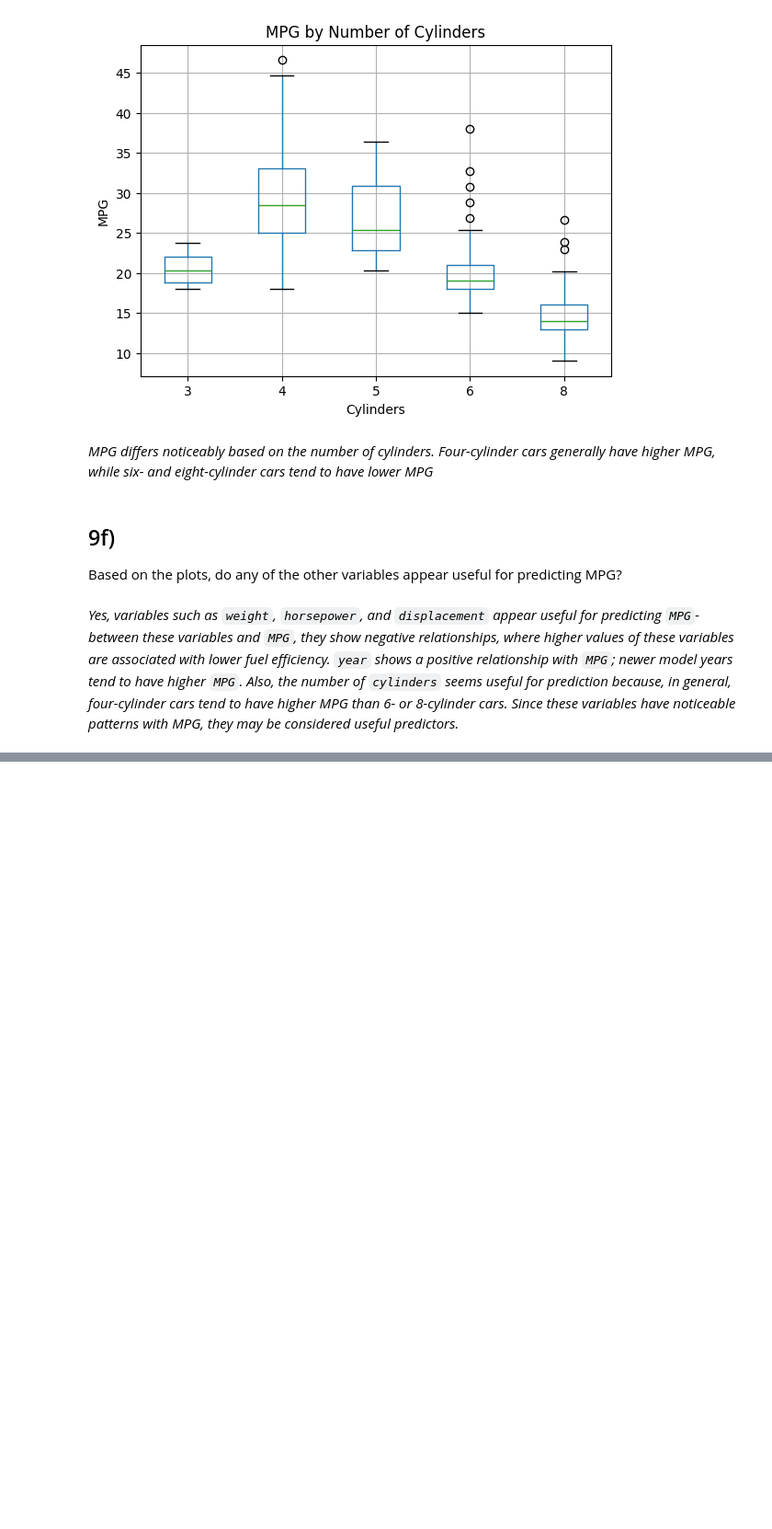
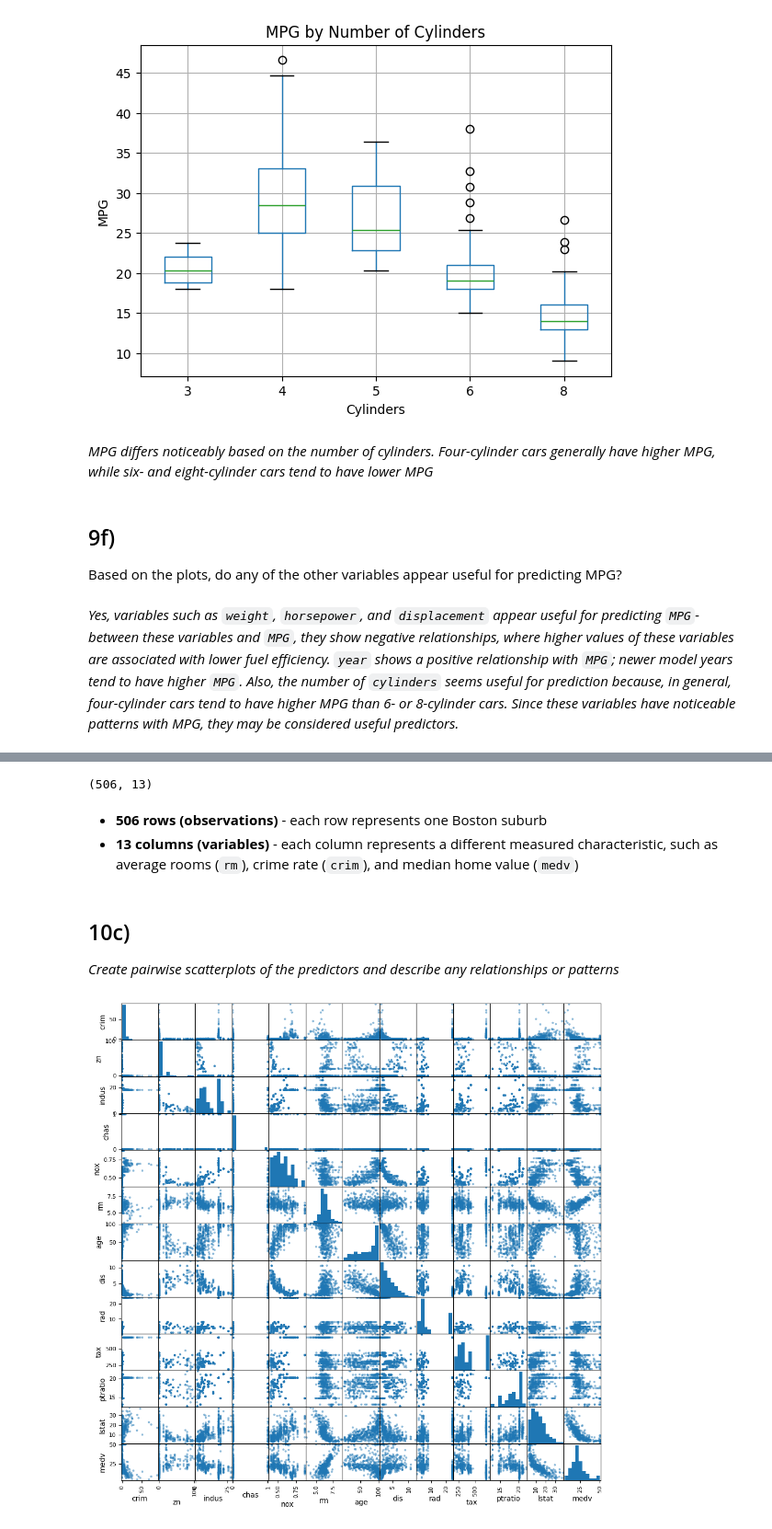
Before and after one commit to ashsiendo/DATA-201-Labs, a Jupyter notebook: Assignments/Week2_HW.ipynb, the cells around one changed output, grey strips where cells are left out. Shown at 92% size. Cells and saved outputs as stored; diff of their text form; code cells hidden in the pictures; blank space fills up the shorter version.

```diff
--- a/Assignments/Week2_HW.ipynb
+++ b/Assignments/Week2_HW.ipynb
@@ -459,0 +468,3 @@ Based on the plots, do any of the other variables appear useful for predicting M
+# %%
+boston = pd.read_csv("/content/drive/MyDrive/DATA 201 Fall 2026/Datasets/Boston.csv")
+boston.head()
@@ -459,0 +478,2 @@ Based on the plots, do any of the other variables appear useful for predicting M
+# %%
+boston = boston.drop(columns=["Unnamed: 0"]) # remove unnamed column
@@ -459,0 +484,16 @@ Based on the plots, do any of the other variables appear useful for predicting M
+# %%
+boston.shape
+# %% [output]
+(506, 13)
+# %% [markdown]
+- **506 rows (observations)** - each row represents one Boston suburb
+- **13 columns (variables)** - each column represents a different measured characteristic, such as average rooms (`rm`), crime rate (`crim`), and median home value (`medv`)
+# %% [markdown]
+## 10c)
+
+*Create pairwise scatterplots of the predictors and describe any relationships or patterns*
+# %%
+pd.plotting.scatter_matrix(boston, figsize=(12, 12))
+plt.show()
+# %% [output]
+[figure, added]
```
Also changed, not shown: parts of 41 cells of this notebook.
